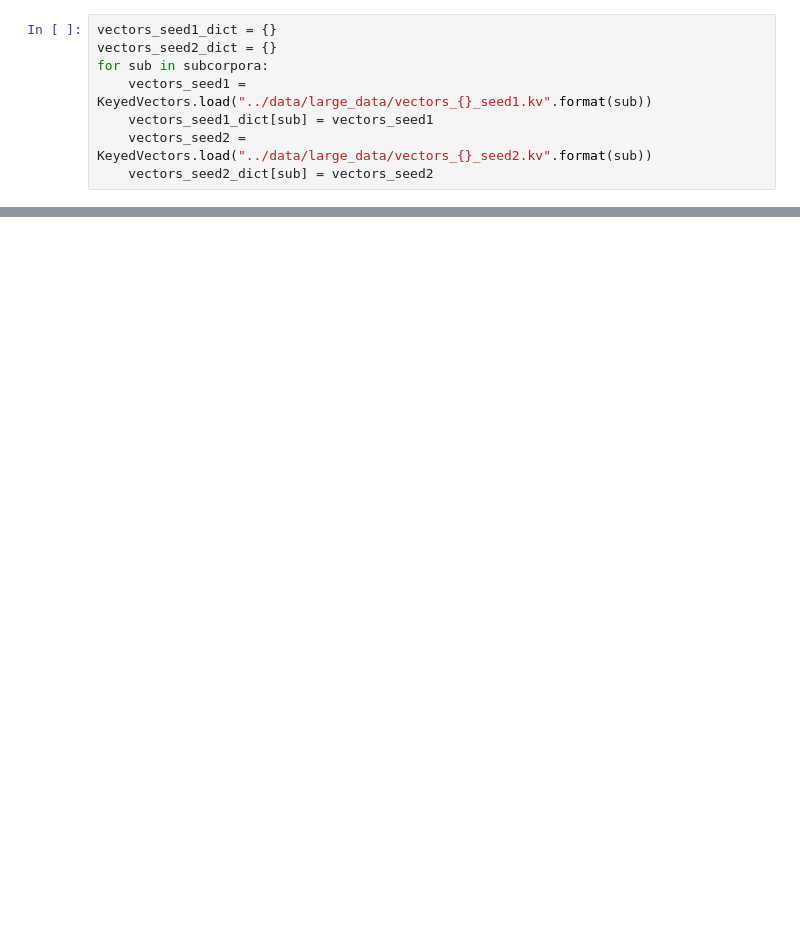
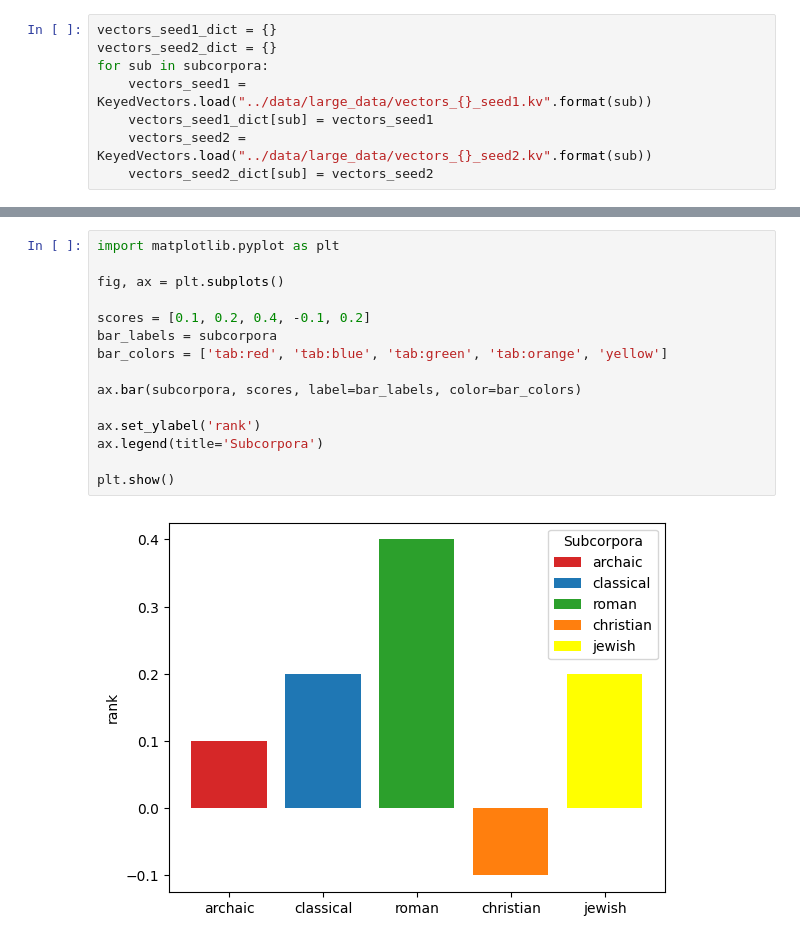
Before and after one commit to kasev/theos, a Jupyter notebook: scripts/4_embedding-analyses.ipynb, the cells around one changed output, grey strips where cells are left out. Saved outputs shown, nothing was run; the diff lists cells and outputs as text; blank space fills up the shorter version.

```diff
--- a/scripts/4_embedding-analyses.ipynb
+++ b/scripts/4_embedding-analyses.ipynb
@@ -32,0 +197,17 @@ array([ 5.47457278e-01, -5.95615149e-01, -3.66489857e-01, -5.23532331e-01,
+# %%
+import matplotlib.pyplot as plt
+
+fig, ax = plt.subplots()
+
+scores = [0.1, 0.2, 0.4, -0.1, 0.2]
+bar_labels = subcorpora
+bar_colors = ['tab:red', 'tab:blue', 'tab:green', 'tab:orange', 'yellow']
+
+ax.bar(subcorpora, scores, label=bar_labels, color=bar_colors)
+
+ax.set_ylabel('rank')
+ax.legend(title='Subcorpora')
+
+plt.show()
+# %% [output]
+[figure, added]
```
Also changed, not shown: parts of 17 cells of this notebook, 3 other files.
